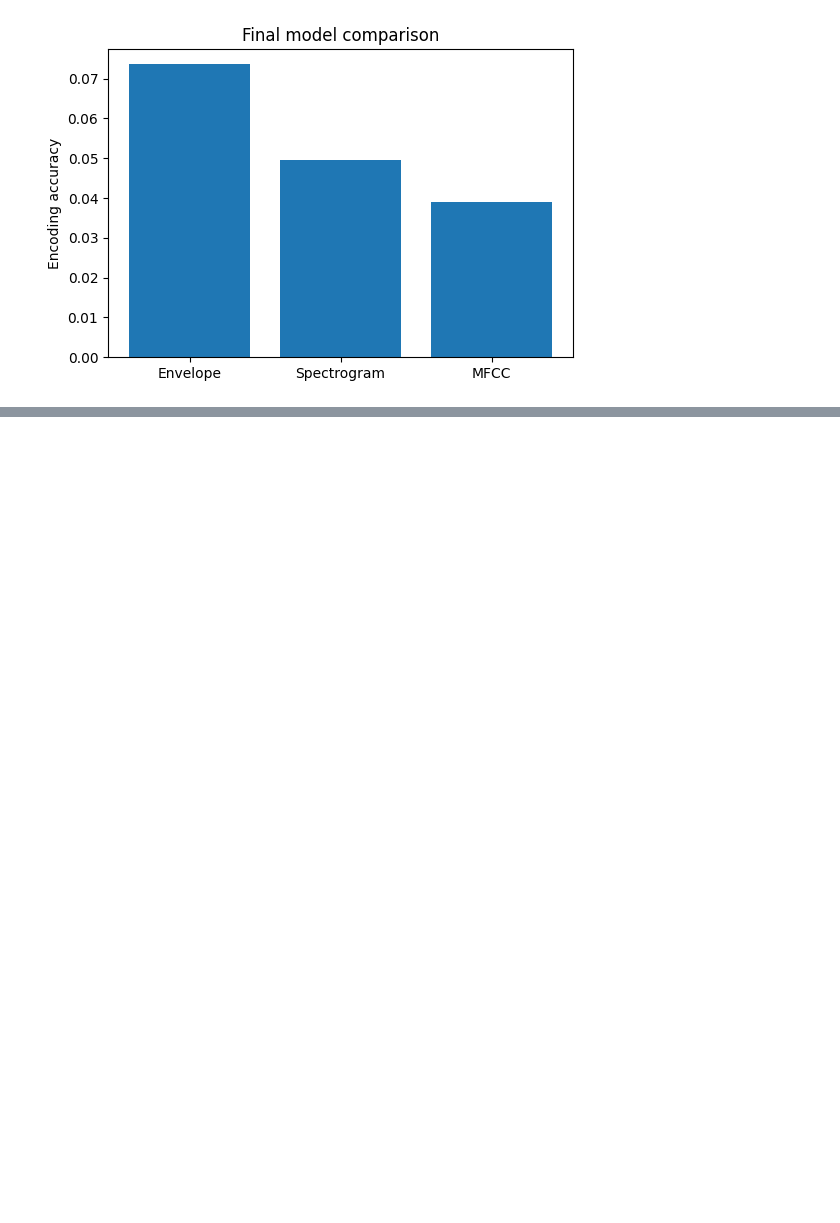
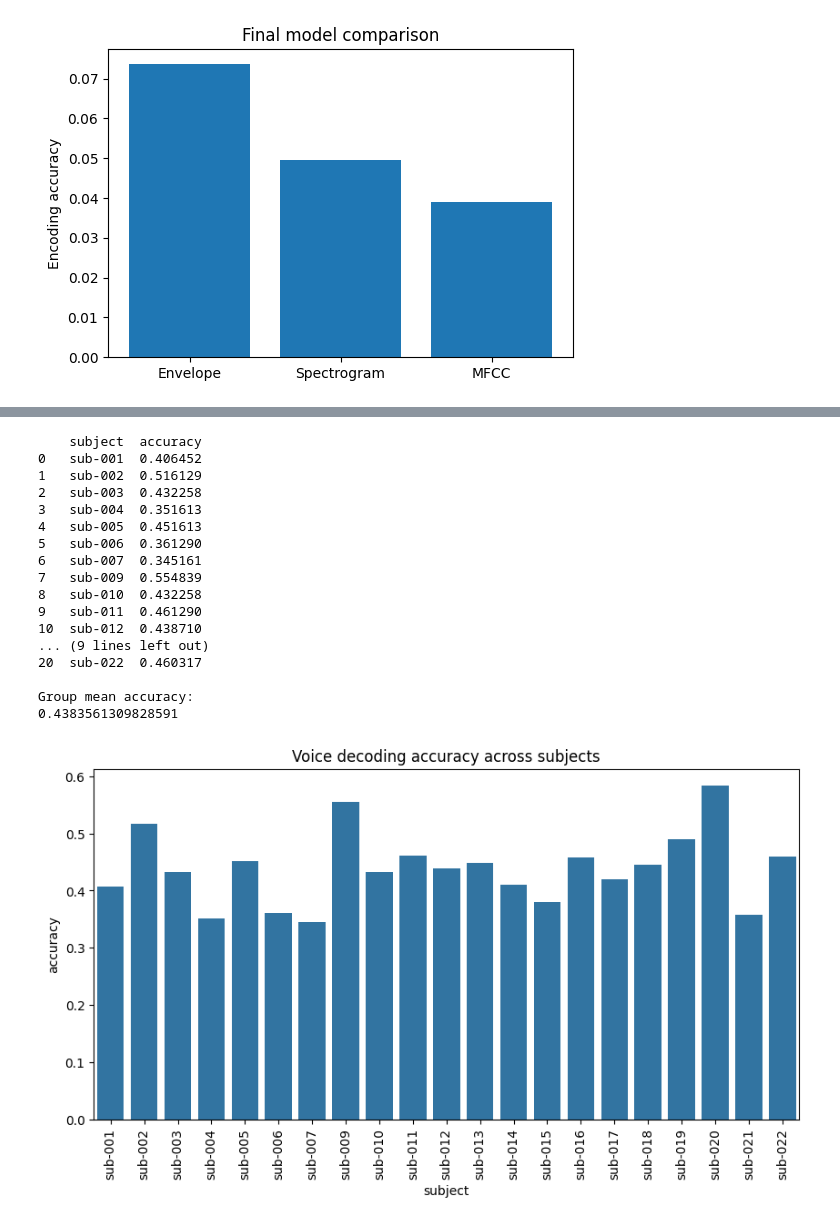
Before and after one commit to YLL-evol/Voice-Encode-fMRI-Machine-Learning, a Jupyter notebook: Speech_fMRI-Copy1.ipynb, the cells around one changed output, grey strips where cells are left out. Drawn from its saved outputs; the diff is of its cells as text; code cells hidden in the pictures; blank space fills up the shorter version.

```diff
--- a/Speech_fMRI-Copy1.ipynb
+++ b/Speech_fMRI-Copy1.ipynb
@@ -1815,0 +1922,27 @@ This supports hierarchical auditory coding theories.
+# %%
+SUBJECTS = [f"sub-{i:03d}" for i in range(1, 23)]
+all_subject_data = []
+
+for SUBJECT in SUBJECTS:
+
+    func_dir = os.path.join(DATA_DIR, SUBJECT, "func")
+
+    if not os.path.exists(func_dir):
+        print(f"Missing func dir for {SUBJECT}")
+        continue
+
+    bold_files = [f for f in os.listdir(func_dir) if "bold" in f]
+
+    if len(bold_files) == 0:
+        print(f"No bold file for {SUBJECT}")
+        continue
+
+    bold_path = os.path.join(func_dir, bold_files[0])
+
+    try:
+        img = nib.load(bold_path)
+        all_subject_data.append((SUBJECT, img))
+        print(f"Loaded {SUBJECT}: {img.shape}")
+
+    except Exception as e:
+        print(f"Error loading {SUBJECT}: {e}")
@@ -1815,0 +2018,35 @@ This supports hierarchical auditory coding theories.
+# %%
+results_df = pd.DataFrame(group_results)
+
+print(results_df)
+
+print("\nGroup mean accuracy:")
+print(results_df['accuracy'].mean())
+
+plt.figure(figsize=(10,5))
+
+sns.barplot(data=results_df, x='subject', y='accuracy')
+
+plt.xticks(rotation=90)
+plt.title('Voice decoding accuracy across subjects')
+
+plt.show()
+# %% [output]
+    subject  accuracy
+0   sub-001  0.406452
+1   sub-002  0.516129
+2   sub-003  0.432258
+3   sub-004  0.351613
+4   sub-005  0.451613
+5   sub-006  0.361290
+6   sub-007  0.345161
+7   sub-009  0.554839
+8   sub-010  0.432258
+9   sub-011  0.461290
+10  sub-012  0.438710
+... (9 lines left out)
+20  sub-022  0.460317
+
+Group mean accuracy:
+0.4383561309828591
+[figure, added]
```
Also changed, not shown: parts of 33 cells of this notebook, 5 other files.
